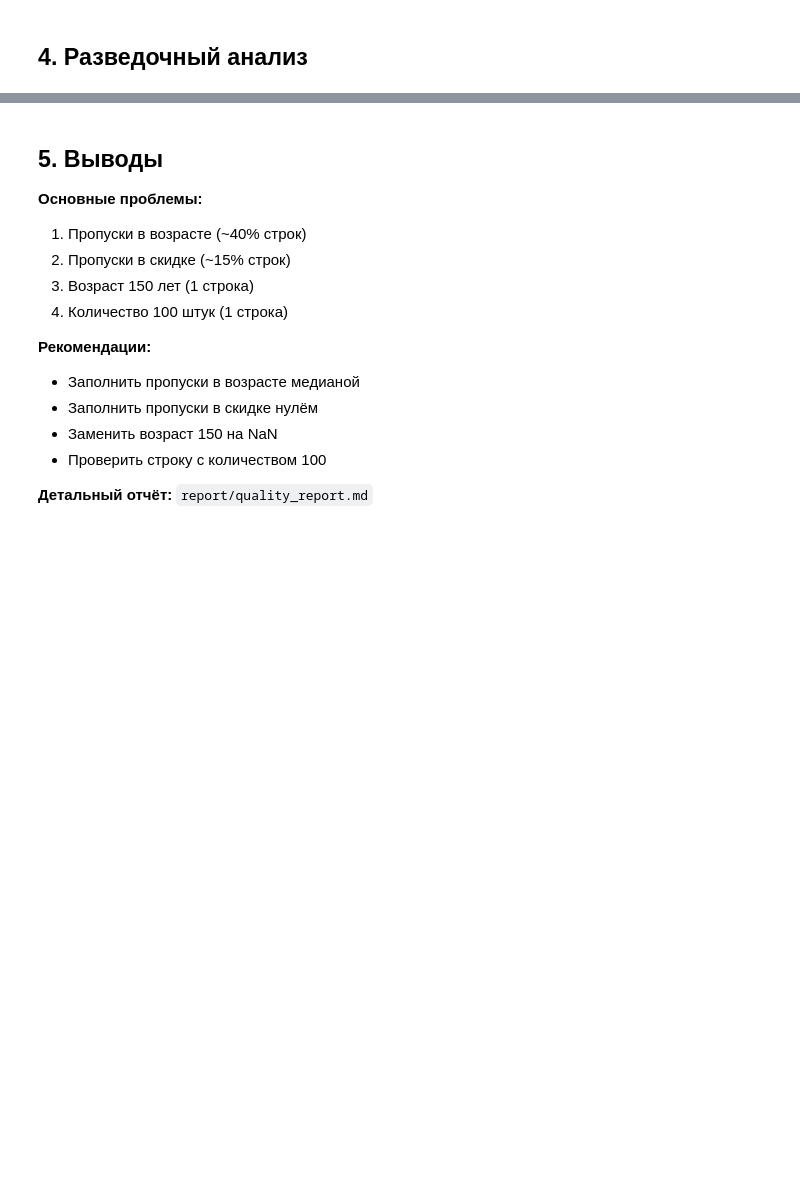
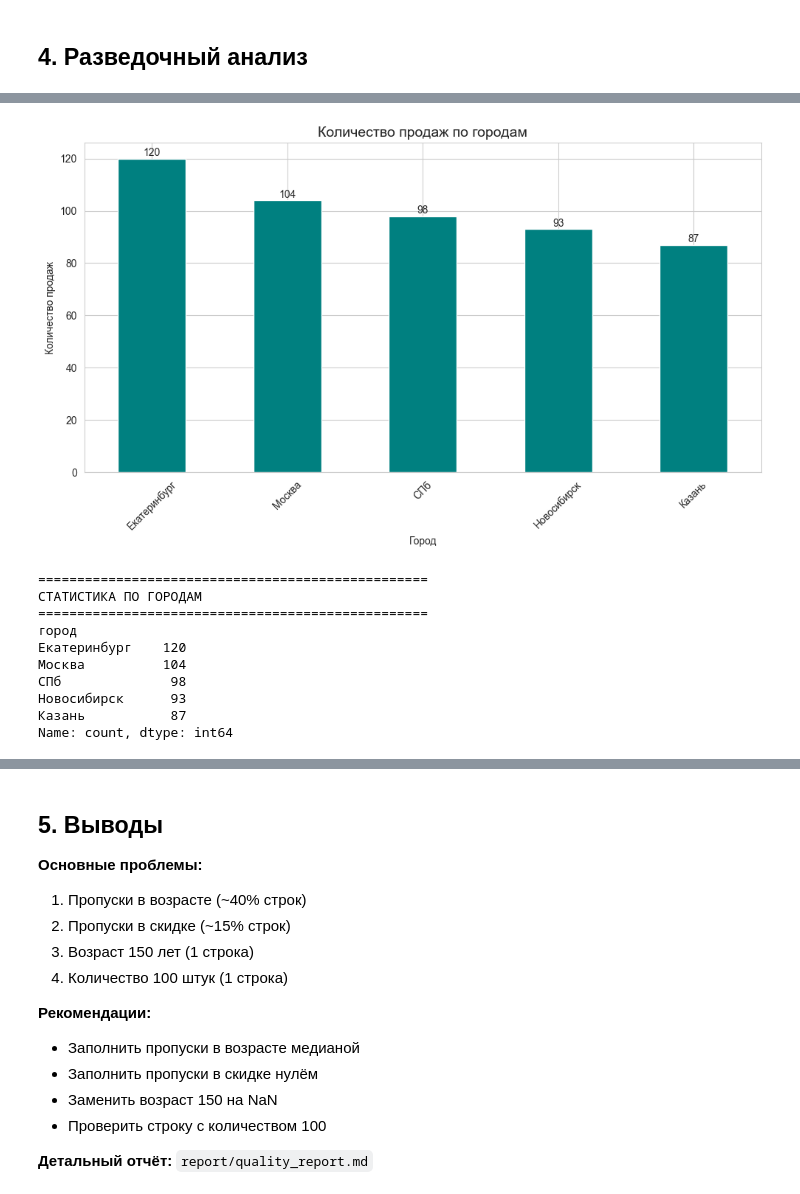
Before and after one commit to shahistakochkarova-debug/Laba-1, a Jupyter notebook: notebooks/1_data_understanding.ipynb, the cells around one changed output, grey strips where cells are left out. Saved outputs shown, nothing was run; the diff lists cells and outputs as text; code cells hidden in the pictures; blank space fills up the shorter version.

```diff
--- a/notebooks/1_data_understanding.ipynb
+++ b/notebooks/1_data_understanding.ipynb
@@ -100,0 +193,32 @@ print(df.groupby('товар')['цена'].mean().round(0).astype(int))
+# %%
+# Продажи по городам
+plt.figure(figsize=(10, 6))
+city_counts = df['город'].value_counts()
+city_counts.plot(kind='bar', color='teal')
+plt.title('Количество продаж по городам', fontsize=14)
+plt.xlabel('Город')
+plt.ylabel('Количество продаж')
+plt.xticks(rotation=45)
+
+for i, v in enumerate(city_counts.values):
+    plt.text(i, v + 1, str(v), ha='center')
+
+plt.tight_layout()
+plt.show()
+
+print("="*50)
+print("СТАТИСТИКА ПО ГОРОДАМ")
+print("="*50)
+print(city_counts)
+# %% [output]
+[figure, added]
+==================================================
+СТАТИСТИКА ПО ГОРОДАМ
+==================================================
+город
+Екатеринбург    120
+Москва          104
+СПб              98
+Новосибирск      93
+Казань           87
+Name: count, dtype: int64
```
Also changed, not shown: parts of 15 cells of this notebook.
